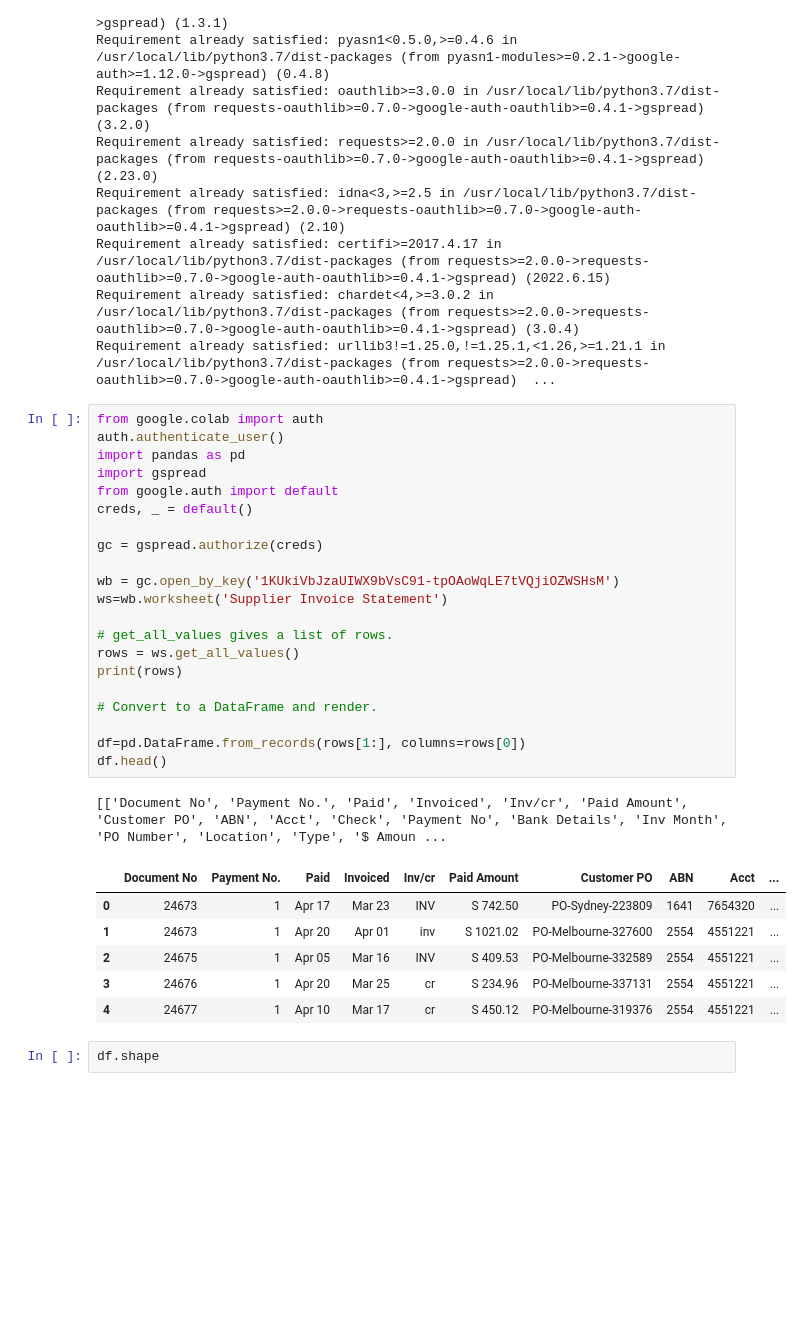
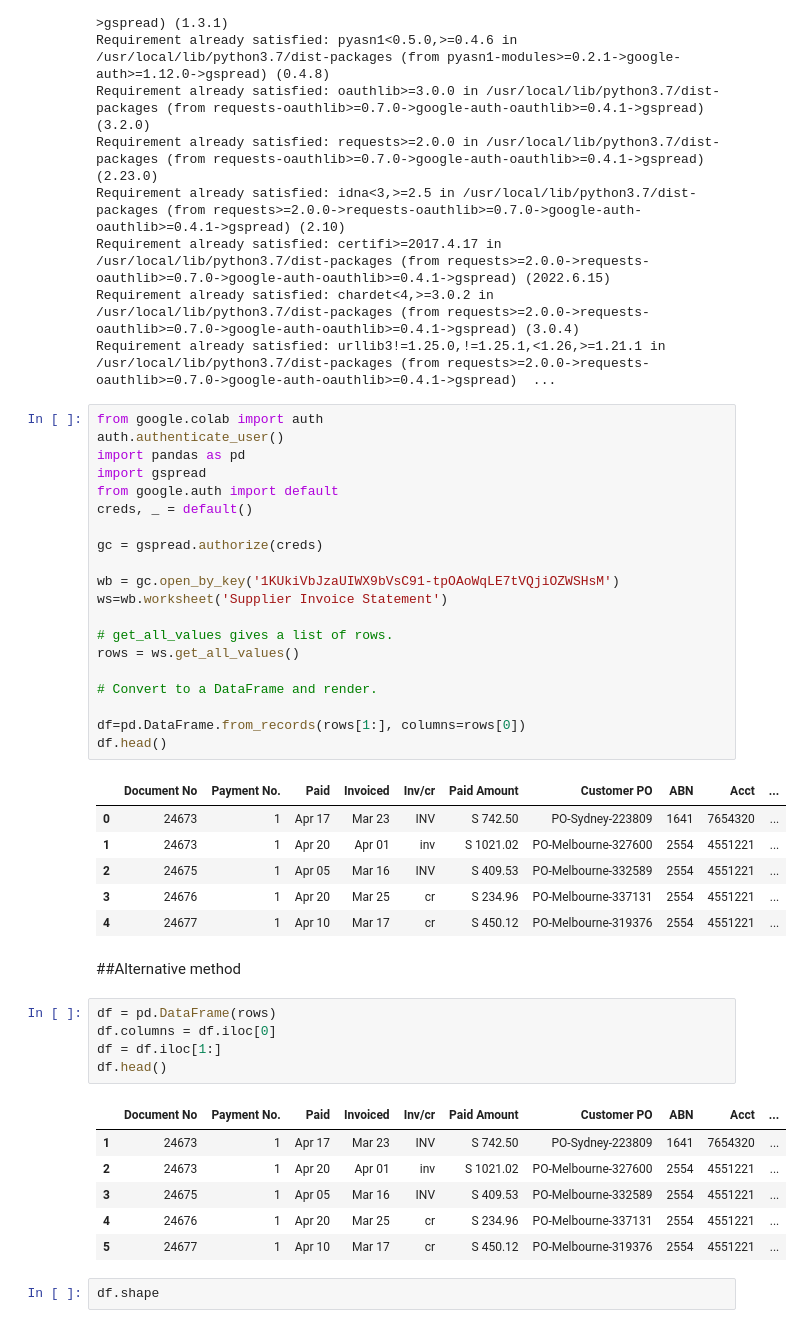
Before and after one commit to Jaeljane/100-days-of-code, a Jupyter notebook: Importing_data_from_google_sheets_to_colab.ipynb, the cells around one changed output. Cells and saved outputs as stored; diff of their text form; blank space fills up the shorter version.

Commit message:
added an alternative method

```diff
--- a/Importing_data_from_google_sheets_to_colab.ipynb
+++ b/Importing_data_from_google_sheets_to_colab.ipynb
@@ -35,20 +35,32 @@ ws=wb.worksheet('Supplier Invoice Statement')
 
 # get_all_values gives a list of rows.
 rows = ws.get_all_values()
-print(rows)
 
 # Convert to a DataFrame and render.
 
 df=pd.DataFrame.from_records(rows[1:], columns=rows[0])
 df.head()
 # %% [output]
-[['Document No', 'Payment No.', 'Paid', 'Invoiced', 'Inv/cr', 'Paid Amount', 'Customer PO', 'ABN', 'Acct', 'Check', 'Payment No', 'Bank Details', 'Inv Month', 'PO Number', 'Location', 'Type', '$ Amoun ...
 |  | Document No | Payment No. | Paid | Invoiced | Inv/cr | Paid Amount | Customer PO | ABN | Acct | ... |
 | 0 | 24673 | 1 | Apr 17 | Mar 23 | INV | S 742.50 | PO-Sydney-223809 | 1641 | 7654320 | ... |
 | 1 | 24673 | 1 | Apr 20 | Apr 01 | inv | S 1021.02 | PO-Melbourne-327600 | 2554 | 4551221 | ... |
 | 2 | 24675 | 1 | Apr 05 | Mar 16 | INV | S 409.53 | PO-Melbourne-332589 | 2554 | 4551221 | ... |
 | 3 | 24676 | 1 | Apr 20 | Mar 25 | cr | S 234.96 | PO-Melbourne-337131 | 2554 | 4551221 | ... |
 | 4 | 24677 | 1 | Apr 10 | Mar 17 | cr | S 450.12 | PO-Melbourne-319376 | 2554 | 4551221 | ... |
+# %% [markdown]
+##Alternative method
+# %%
+df = pd.DataFrame(rows)
+df.columns = df.iloc[0]
+df = df.iloc[1:]
+df.head()
+# %% [output]
+|  | Document No | Payment No. | Paid | Invoiced | Inv/cr | Paid Amount | Customer PO | ABN | Acct | ... |
+| 1 | 24673 | 1 | Apr 17 | Mar 23 | INV | S 742.50 | PO-Sydney-223809 | 1641 | 7654320 | ... |
+| 2 | 24673 | 1 | Apr 20 | Apr 01 | inv | S 1021.02 | PO-Melbourne-327600 | 2554 | 4551221 | ... |
+| 3 | 24675 | 1 | Apr 05 | Mar 16 | INV | S 409.53 | PO-Melbourne-332589 | 2554 | 4551221 | ... |
+| 4 | 24676 | 1 | Apr 20 | Mar 25 | cr | S 234.96 | PO-Melbourne-337131 | 2554 | 4551221 | ... |
+| 5 | 24677 | 1 | Apr 10 | Mar 17 | cr | S 450.12 | PO-Melbourne-319376 | 2554 | 4551221 | ... |
 # %%
 df.shape
 # %% [output]
```
Also changed, not shown: parts of 1 cell of this notebook.
